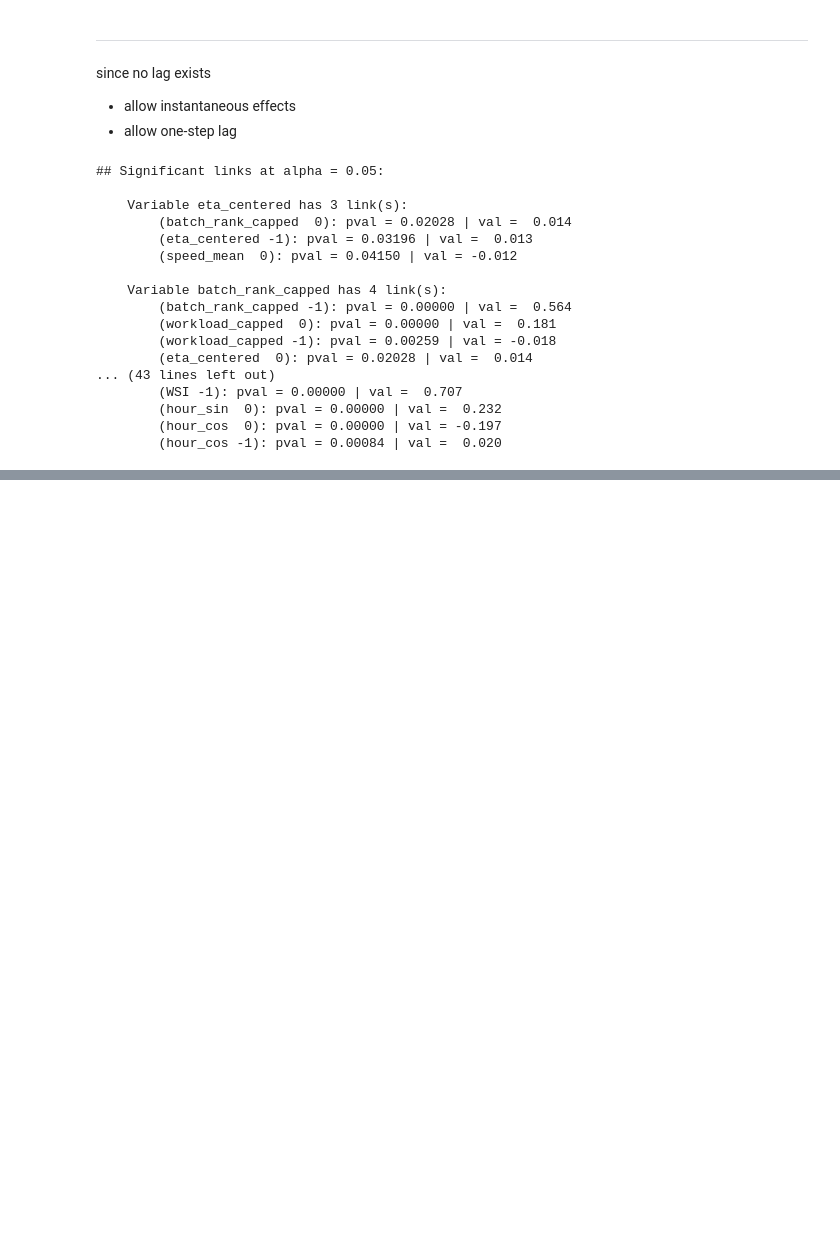
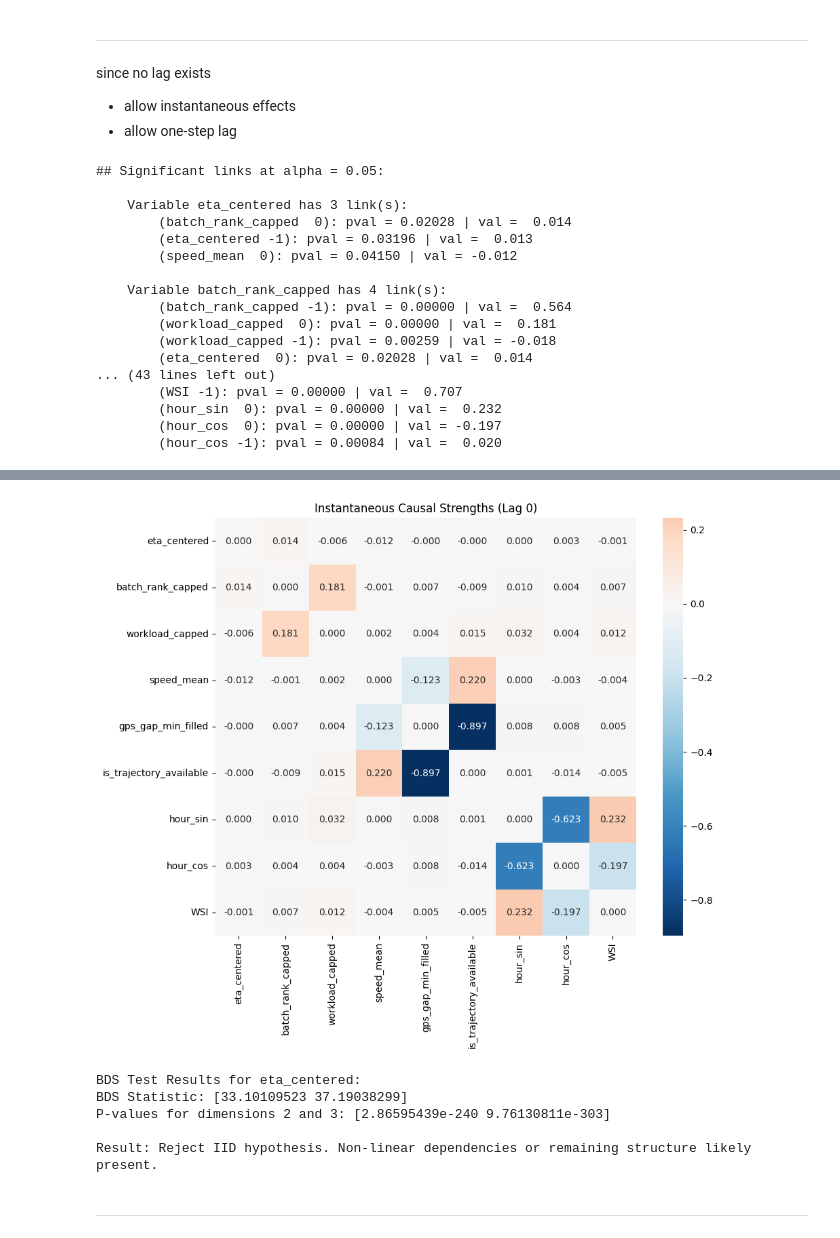
Before and after one commit to aymuos/starship, a Jupyter notebook: core/pcmciplus.ipynb, the cells around one changed output, grey strips where cells are left out. Drawn from its saved outputs; the diff is of its cells as text; code cells hidden in the pictures; blank space fills up the shorter version.

```diff
--- a/core/pcmciplus.ipynb
+++ b/core/pcmciplus.ipynb
@@ -330,0 +332,53 @@ TypeError: ufunc 'isnan' not supported for the input types, and the inputs could
+# %%
+import seaborn as sns
+import matplotlib.pyplot as plt
+
+# Visualizing the val_matrix as a heatmap manually using seaborn
+# results['val_matrix'] shape is (n_vars, n_vars, tau_max + 1)
+# Plotting instantaneous (lag 0) strengths
+
+plt.figure(figsize=(10, 8))
+sns.heatmap(
+    results['val_matrix'][:, :, 0],
+    annot=True,
+    fmt='.3f',
+    xticklabels=PCMCI_FEATURES,
+    yticklabels=PCMCI_FEATURES,
+    cmap='RdBu_r',
+    center=0
+)
+plt.title("Instantaneous Causal Strengths (Lag 0)")
+plt.show()
+# %% [output]
+[figure, added]
+# %%
+from statsmodels.tsa.stattools import bds
+import pandas as pd
+
+# Performing BDS test on the eta_centered series
+# This tests the null hypothesis that the series is IID (Independent and Identically Distributed)
+# If p-values are small, it suggests non-linear structure remains.
+
+eta_series = df['eta_centered'].to_numpy()
+
+# Standardizing the series as BDS is sensitive to scale
+eta_std = (eta_series - np.mean(eta_series)) / np.std(eta_series)
+
+bds_stat, pvals = bds(eta_std, max_dim=3)
+
+print("BDS Test Results for eta_centered:")
+print(f"BDS Statistic: {bds_stat}")
+print(f"P-values for dimensions 2 and 3: {pvals}")
+
+if any(p < 0.05 for p in pvals):
+    print("\nResult: Reject IID hypothesis. Non-linear dependencies or remaining structure likely present.")
+else:
+    print("\nResult: Fail to reject IID hypothesis. The series appears randomly distributed.")
+# %% [output]
+BDS Test Results for eta_centered:
+BDS Statistic: [33.10109523 37.19038299]
+P-values for dimensions 2 and 3: [2.86595439e-240 9.76130811e-303]
+
+Result: Reject IID hypothesis. Non-linear dependencies or remaining structure likely present.
+# %% [markdown]
+---
```
Also changed, not shown: parts of 55 cells of this notebook.
